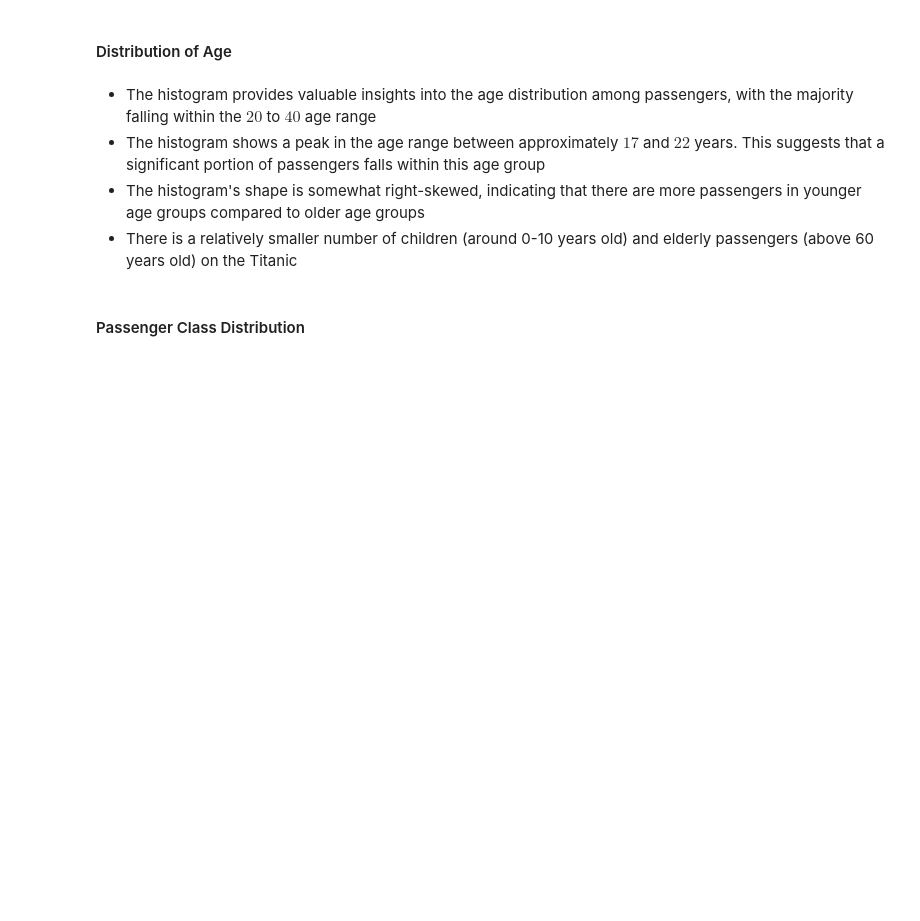
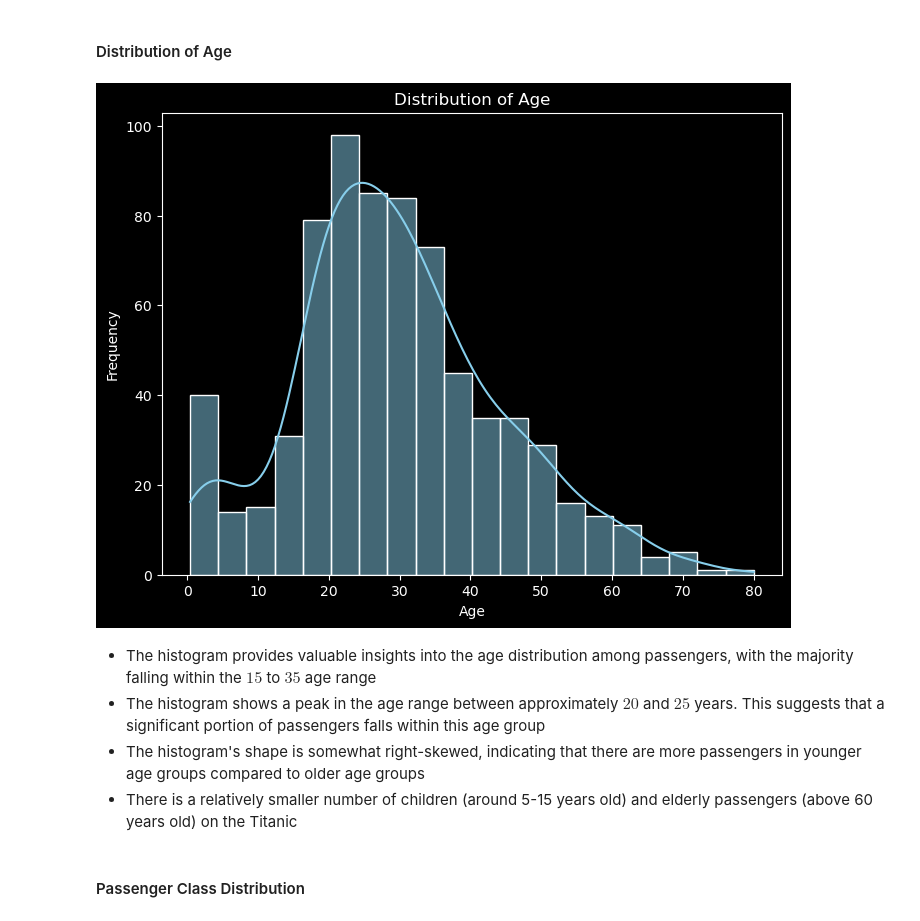
Before and after one commit to marwa9975/Titanic_Exploratory_Data_Analysis, a Jupyter notebook: notebook.ipynb, the cells around one changed output. Saved outputs shown, nothing was run; the diff lists cells and outputs as text; code cells hidden in the pictures; blank space fills up the shorter version.

```diff
--- a/notebook.ipynb
+++ b/notebook.ipynb
@@ -297,9 +291,19 @@ fig.show()
+# %%
+# Histogram for Age
+plt.figure(figsize=(8, 6))
+sns.histplot(data=df, x='Age', bins=20, kde=True, color='skyblue')
+plt.xlabel('Age')
+plt.ylabel('Frequency')
+plt.title('Distribution of Age')
+plt.show()
+# %% [output]
+[figure, added]
 # %% [markdown]
-* The histogram provides valuable insights into the age distribution among passengers, with the majority falling within the $20$ to $40$ age range
-* The histogram shows a peak in the age range between approximately $17$ and $22$ years. This suggests that a significant portion of passengers falls within this age group
+* The histogram provides valuable insights into the age distribution among passengers, with the majority falling within the $15$ to $35$ age range
+* The histogram shows a peak in the age range between approximately $20$ and $25$ years. This suggests that a significant portion of passengers falls within this age group
 * The histogram's shape is somewhat right-skewed, indicating that there are more passengers in younger age groups compared
 to older age groups
-* There is a relatively smaller number of children (around 0-10 years old) and elderly passengers (above 60 years old) on the Titanic
+* There is a relatively smaller number of children (around 5-15 years old) and elderly passengers (above 60 years old) on the Titanic
 # %% [markdown]
 #### Passenger Class Distribution
 # %%
```
Also changed, not shown: parts of 1 cell of this notebook.
